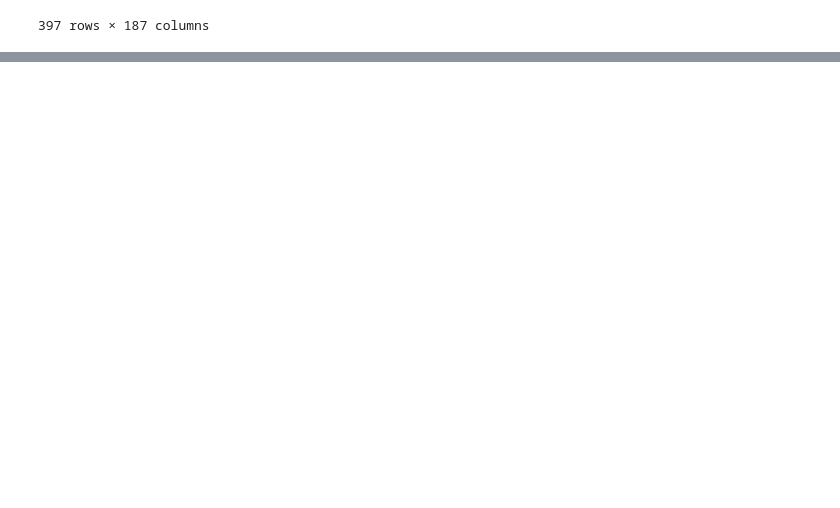
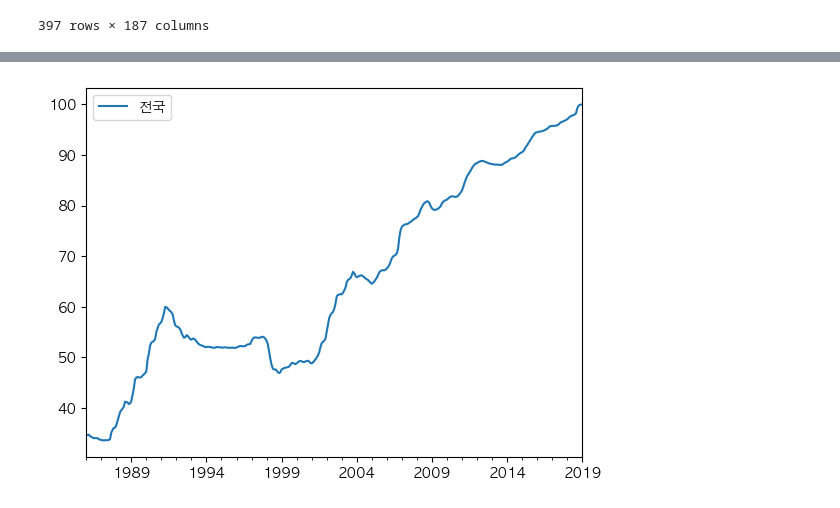
Before and after one commit to junhyeok0703/estate_DA_book, a Jupyter notebook: 챕터2.1.ipynb, the cells around one changed output, grey strips where cells are left out. Drawn from its saved outputs; the diff is of its cells as text; code cells hidden in the pictures; blank space fills up the shorter version.

```diff
--- a/챕터2.1.ipynb
+++ b/챕터2.1.ipynb
@@ -106,0 +203,13 @@ cleaned_data  = new_col_data.drop(('구분', '구분'), axis=1)
+# %%
+new_data = cleaned_data.copy()
+# %%
+import matplotlib.pyplot as plt
+from matplotlib import font_manager, rc
+%matplotlib inline
+rc('font', family='AppleGothic')
+plt.rcParams['axes.unicode_minus'] = False
+# 전국매매가격지수를 1986년 1월 이후로 그래프 그리기
+new_data['전국']['전국'].plot(legend='전국')
+plt.show()
+# %% [output]
+[figure, added]
```
Also changed, not shown: parts of 16 cells of this notebook.
